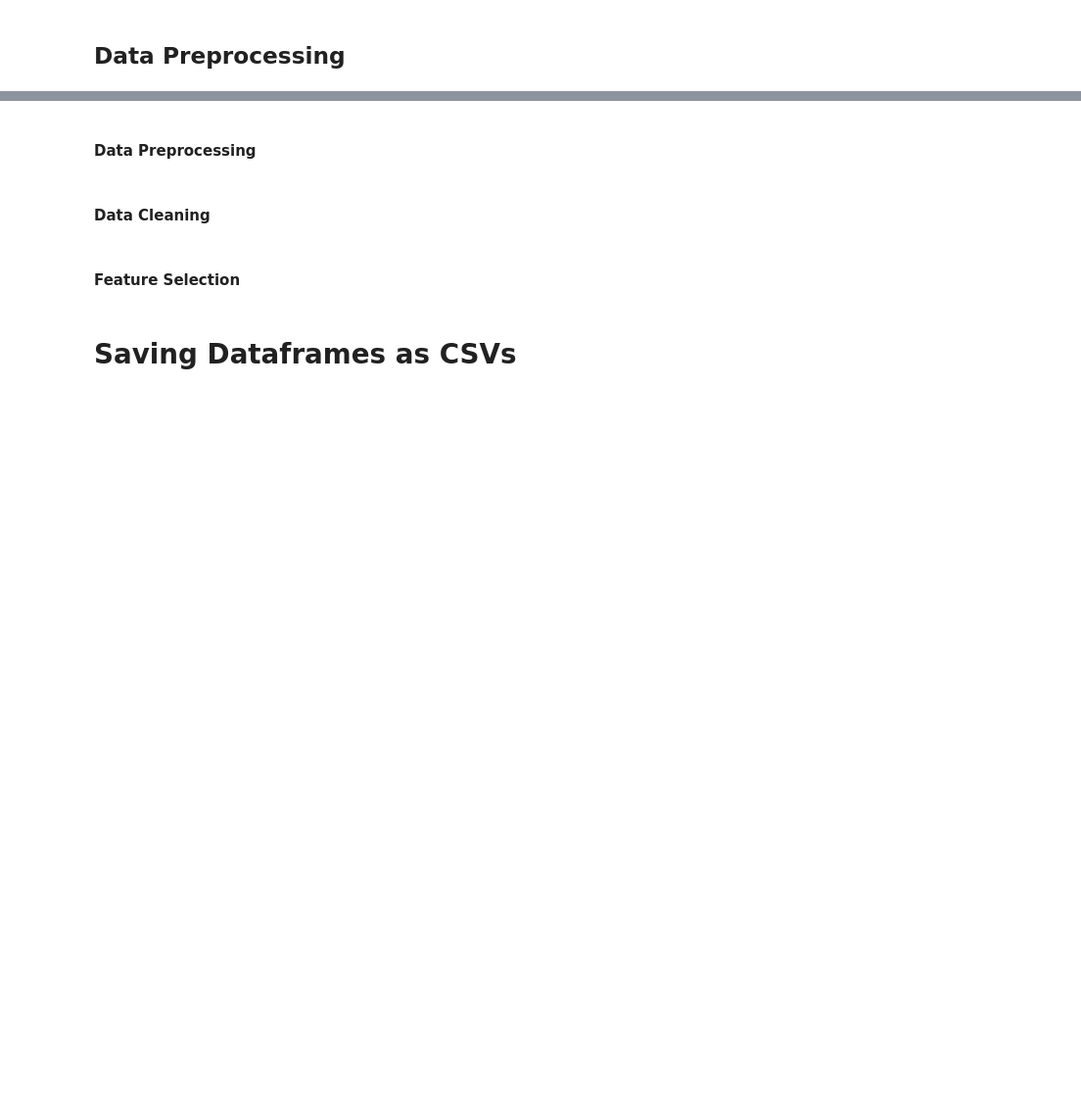
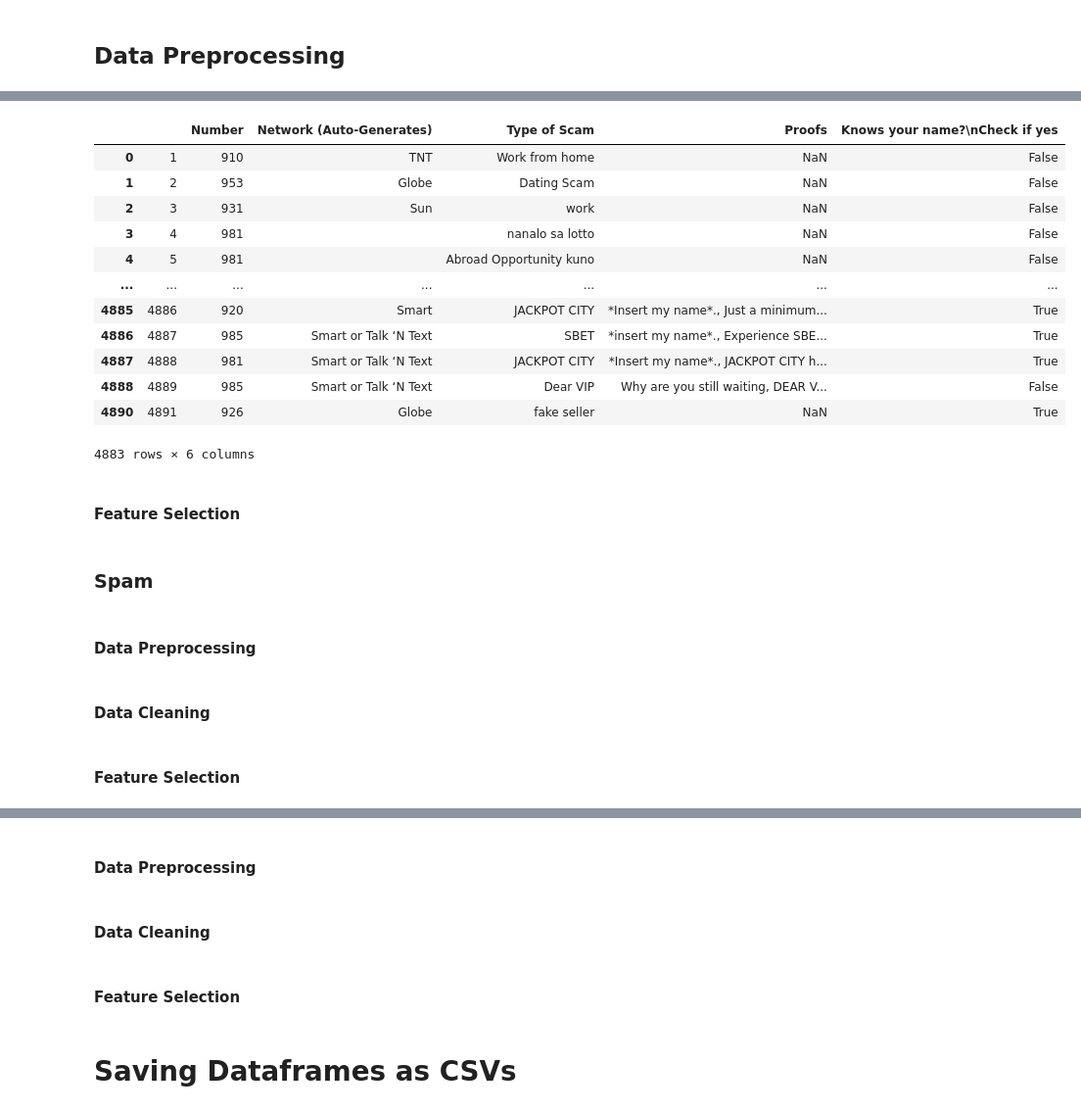
Before and after one commit to AGR-Yes/ScamMessagesPhilippines, a Jupyter notebook: PhilippineSpamSMS_Phase_1.ipynb, the cells around one changed output, grey strips where cells are left out. Shown at 98% size. Cells and saved outputs as stored; diff of their text form; code cells hidden in the pictures; blank space fills up the shorter version.

Commit message:
EDA Part 1
Began Data Cleaning for report/select df

```diff
--- a/PhilippineSpamSMS_Phase_1.ipynb
+++ b/PhilippineSpamSMS_Phase_1.ipynb
@@ -78,0 +295,5 @@ df.info()
+# %%
+#keep the first three digits of the number
+network['Prefix'] = network['Prefix'].astype(str).str[:3]
+
+network
@@ -78,0 +328,3 @@ df.info()
+# %%
+select = report.iloc[:, 0:6]
+select.head()
@@ -78,0 +338,3 @@ df.info()
+# %%
+select = select.dropna(subset=['Number'], axis = 0)
+select.tail()
@@ -78,0 +348,4 @@ df.info()
+# %%
+#get the first 4 digits of the number
+select['Number'] = select['Number'].astype(str).str[:3]
+select['Number']
@@ -78,0 +383,38 @@ df.info()
+# %%
+# Create a dictionary mapping prefixes to networks from the second dataframe
+prefix_network_map = dict(zip(network['Prefix'], network['Network']))
+
+df1 = select.copy()
+
+# Fill null values with corresponding network information using map()
+df1['Network (Auto-Generates)'] = df1['Number'].map(prefix_network_map).fillna(df1['Network (Auto-Generates)'])
+
+# Print the updated first dataframe
+df1
+
+
+#Network (Auto-Generates)
+# %% [output]
+|  |  | Number | Network (Auto-Generates) | Type of Scam | Proofs | Knows your name?\nCheck if yes |
+| 0 | 1 | 910 | TNT | Work from home | NaN | False |
+| 1 | 2 | 953 | Globe | Dating Scam | NaN | False |
+| 2 | 3 | 931 | Sun | work | NaN | False |
+| 3 | 4 | 981 |  | nanalo sa lotto | NaN | False |
+| 4 | 5 | 981 |  | Abroad Opportunity kuno | NaN | False |
+| ... | ... | ... | ... | ... | ... | ... |
+| 4885 | 4886 | 920 | Smart | JACKPOT CITY | *Insert my name*., Just a minimum... | True |
+| 4886 | 4887 | 985 | Smart or Talk ‘N Text | SBET | *insert my name*., Experience SBE... | True |
+| 4887 | 4888 | 981 | Smart or Talk ‘N Text | JACKPOT CITY | *Insert my name*., JACKPOT CITY h... | True |
+| 4888 | 4889 | 985 | Smart or Talk ‘N Text | Dear VIP | Why are you still waiting, DEAR V... | False |
+| 4890 | 4891 | 926 | Globe | fake seller | NaN | True |
+4883 rows × 6 columns
+# %% [markdown]
+#### **Feature Selection**
+# %% [markdown]
+### **Spam**
+# %% [markdown]
+#### **Data Preprocessing**
+# %% [markdown]
+#### **Data Cleaning**
+# %% [markdown]
+#### **Feature Selection**
```
Also changed, not shown: parts of 36 cells of this notebook, 1 other file.
